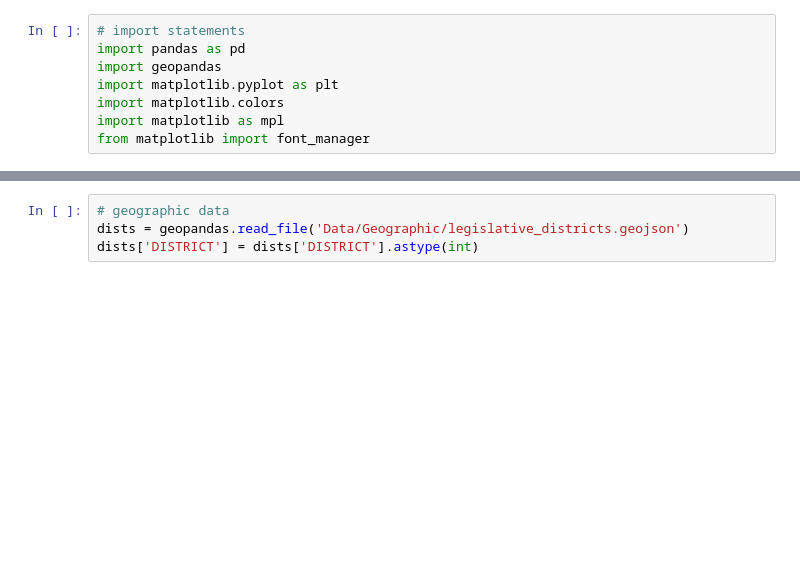
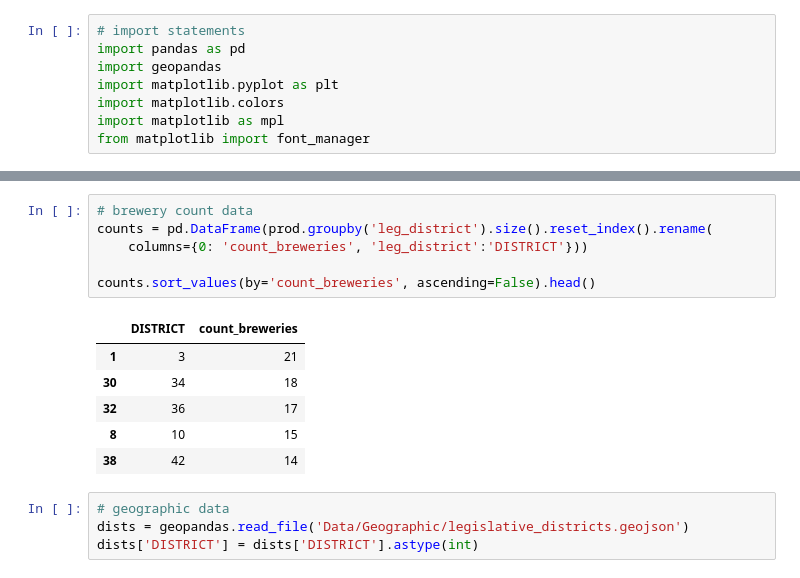
Before and after one commit to mckenzie-maidl/wa-brewers-guild, a Jupyter notebook: brewery_production_choropleth.ipynb, the cells around one changed output, grey strips where cells are left out. Cells and saved outputs as stored; diff of their text form; blank space fills up the shorter version.

```diff
--- a/brewery_production_choropleth.ipynb
+++ b/brewery_production_choropleth.ipynb
@@ -24,3 +33,16 @@ leg_dist_sum.rename(columns = {'leg_district':'DISTRICT'}, inplace=True)
+# %%
+# brewery count data
+counts = pd.DataFrame(prod.groupby('leg_district').size().reset_index().rename(
+    columns={0: 'count_breweries', 'leg_district':'DISTRICT'}))
+
+counts.sort_values(by='count_breweries', ascending=False).head()
+# %% [output]
+|  | DISTRICT | count_breweries |
+| 1 | 3 | 21 |
+| 30 | 34 | 18 |
+| 32 | 36 | 17 |
+| 8 | 10 | 15 |
+| 38 | 42 | 14 |
 # %%
 # geographic data
 dists = geopandas.read_file('Data/Geographic/legislative_districts.geojson')
```
Also changed, not shown: parts of 5 cells of this notebook, 4 other files.
